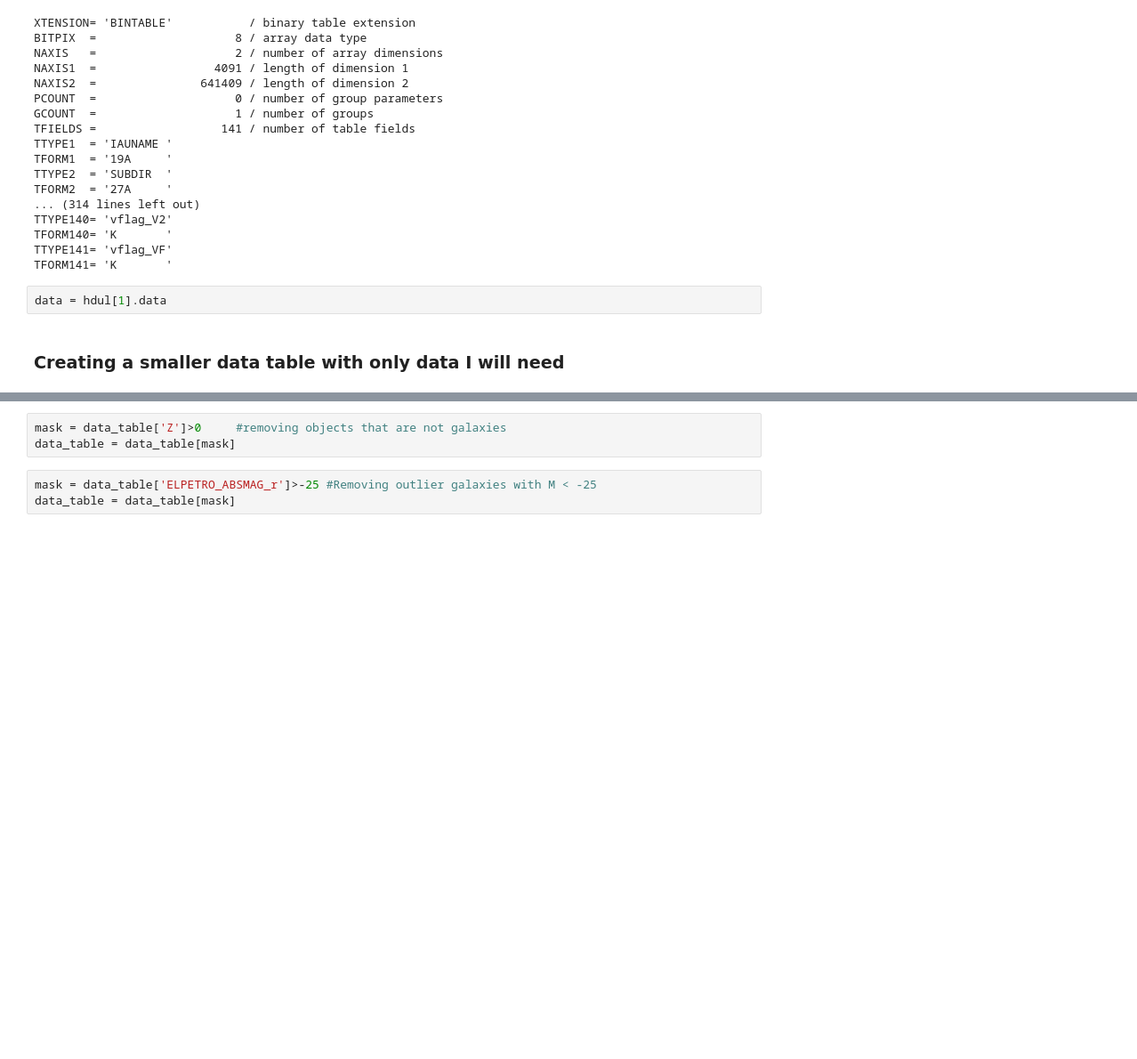
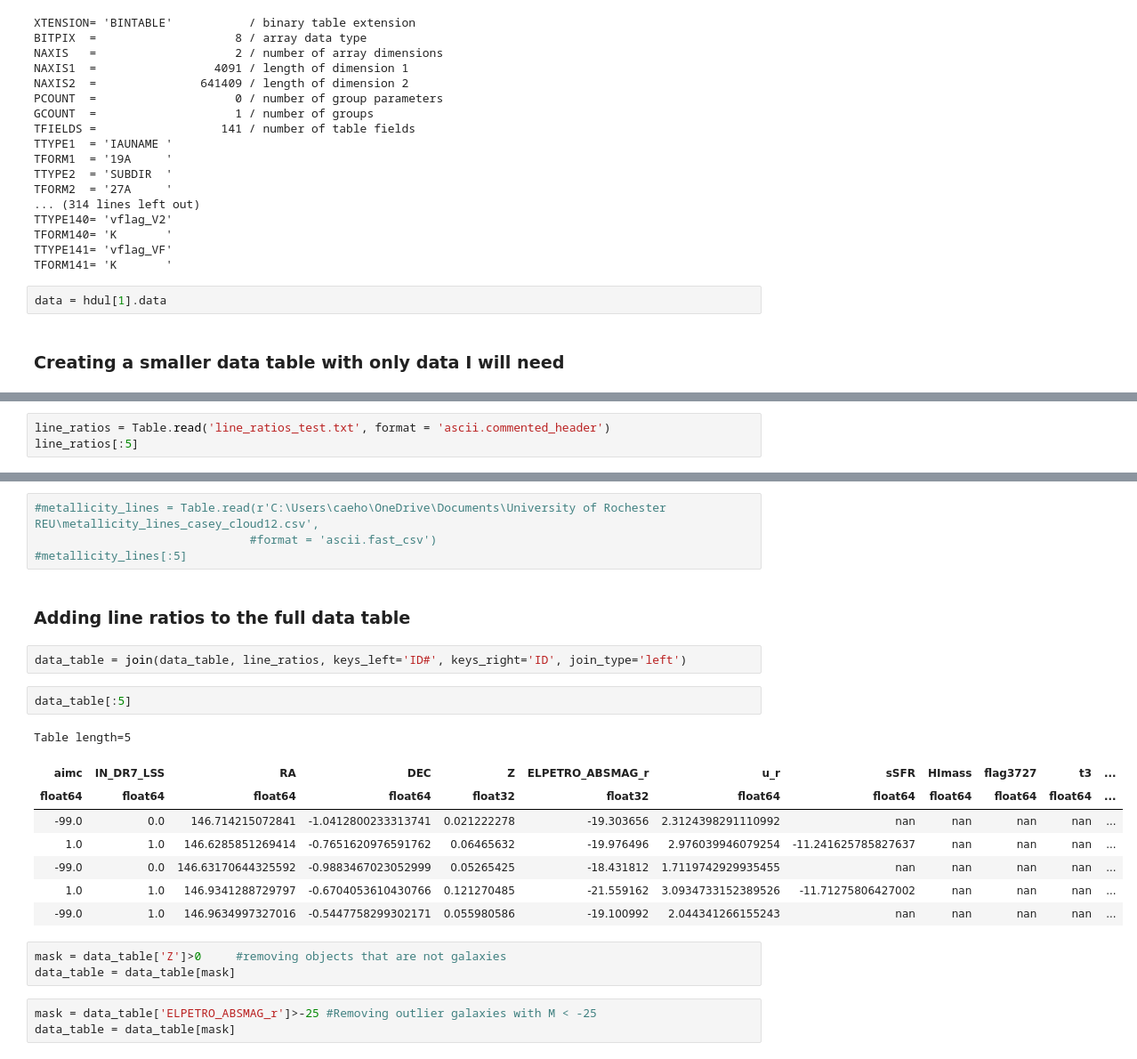
Before and after one commit to kadglass/SmallScale, a Jupyter notebook: (New Metallicity) Small Scale Environment.ipynb, the cells around one changed output, grey strips where cells are left out. Shown at 89% size. Cells and saved outputs as stored; diff of their text form; blank space fills up the shorter version.

Commit message:
new metallicity calculations and counts of galaxy types

```diff
--- a/(New Metallicity) Small Scale Environment.ipynb
+++ b/(New Metallicity) Small Scale Environment.ipynb
@@ -99,0 +102,3 @@ data_table['N2O2'] = data['N2O2']
+# %%
+line_ratios = Table.read('line_ratios_test.txt', format = 'ascii.commented_header')
+line_ratios[:5]
@@ -100,3 +114,22 @@ data_table['N2O2'] = data['N2O2']
+# %%
+#metallicity_lines = Table.read(r'C:\Users\caeho\OneDrive\Documents\University of Rochester REU\metallicity_lines_casey_cloud12.csv',
+                               #format = 'ascii.fast_csv')
+#metallicity_lines[:5]
+# %% [markdown]
+### Adding line ratios to the full data table
+# %%
+data_table = join(data_table, line_ratios, keys_left='ID#', keys_right='ID', join_type='left')
+# %%
+data_table[:5]
+# %% [output]
+Table length=5
+| aimc | IN_DR7_LSS | RA | DEC | Z | ELPETRO_ABSMAG_r | u_r | sSFR | HImass | flag3727 | t3 | ... |
+| float64 | float64 | float64 | float64 | float32 | float32 | float64 | float64 | float64 | float64 | float64 | ... |
+| -99.0 | 0.0 | 146.714215072841 | -1.0412800233313741 | 0.021222278 | -19.303656 | 2.3124398291110992 | nan | nan | nan | nan | ... |
+| 1.0 | 1.0 | 146.6285851269414 | -0.7651620976591762 | 0.06465632 | -19.976496 | 2.976039946079254 | -11.241625785827637 | nan | nan | nan | ... |
+| -99.0 | 0.0 | 146.63170644325592 | -0.9883467023052999 | 0.05265425 | -18.431812 | 1.7119742929935455 | nan | nan | nan | nan | ... |
+| 1.0 | 1.0 | 146.9341288729797 | -0.6704053610430766 | 0.121270485 | -21.559162 | 3.0934733152389526 | -11.71275806427002 | nan | nan | nan | ... |
+| -99.0 | 1.0 | 146.9634997327016 | -0.5447758299302171 | 0.055980586 | -19.100992 | 2.044341266155243 | nan | nan | nan | nan | ... |
 # %%
 mask = data_table['Z']>0     #removing objects that are not galaxies
 data_table = data_table[mask]
```
Also changed, not shown: parts of 20 cells of this notebook, 3 other files.
